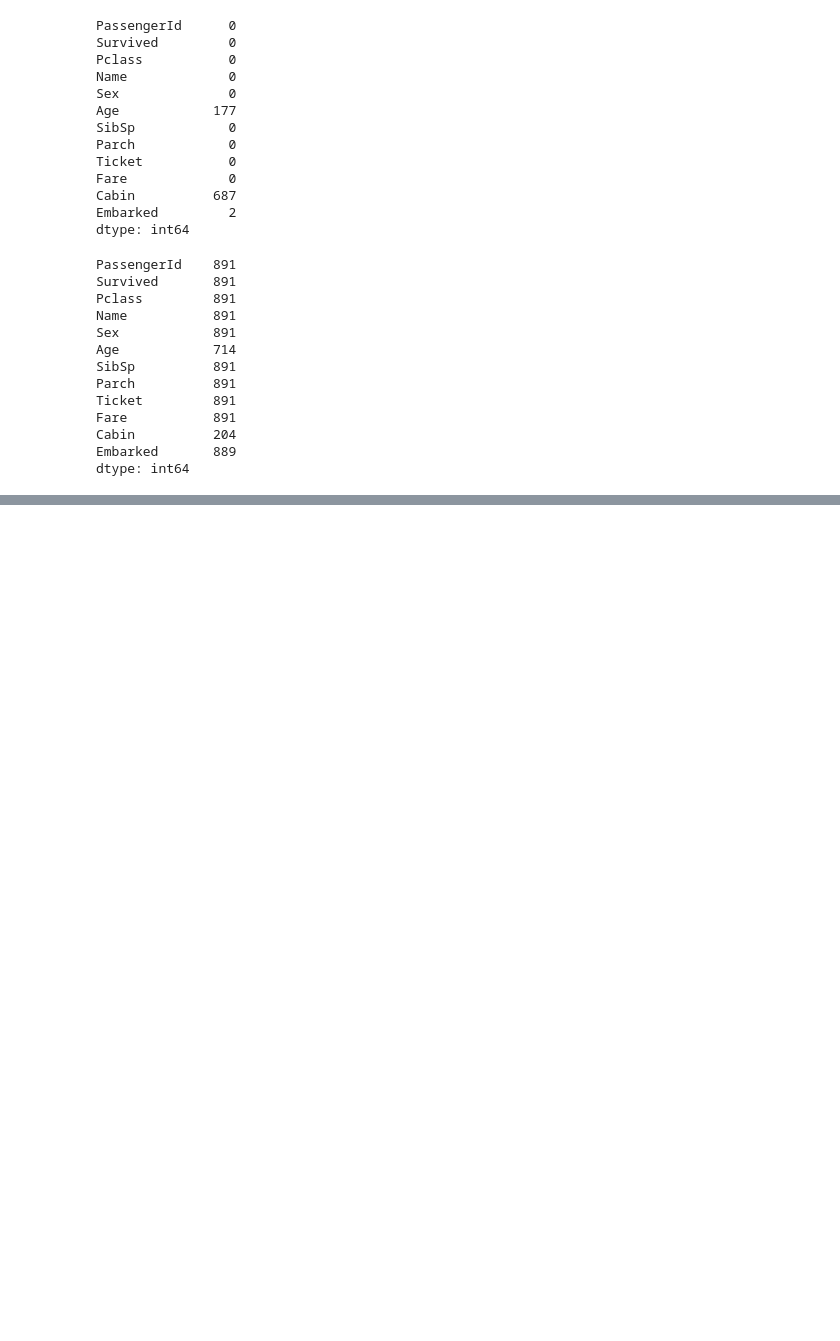
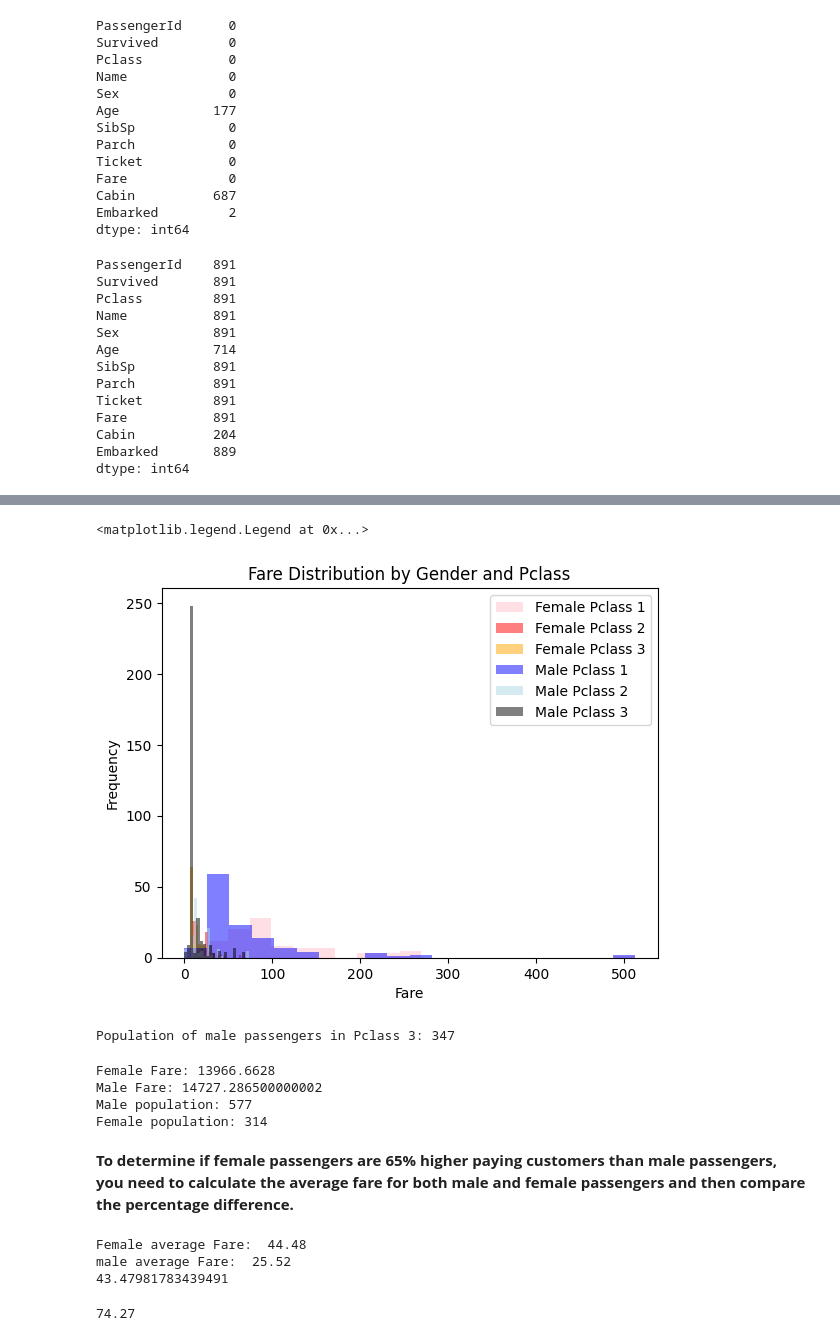
Before and after one commit to Namling9/Data-Science---Skill-Shikshya, a Jupyter notebook: Day19/Data_Exploration.ipynb, the cells around one changed output, grey strips where cells are left out. Saved outputs shown, nothing was run; the diff lists cells and outputs as text; code cells hidden in the pictures; blank space fills up the shorter version.

```diff
--- a/Day19/Data_Exploration.ipynb
+++ b/Day19/Data_Exploration.ipynb
@@ -117,0 +129,71 @@ dtype: int64
+# %%
+female = titanic_df[titanic_df['Sex'] == 'female']
+# %%
+male = titanic_df[titanic_df['Sex']== 'male']
+# %%
+# Plotting fare distribution for females by Pclass
+ax = female[female['Pclass'] == 1]['Fare'].plot(kind='hist', bins=20, alpha=0.5, label='Female Pclass 1', color='pink')
+female[female['Pclass'] == 2]['Fare'].plot(kind='hist', bins=20, alpha=0.5, label='Female Pclass 2', color='red', ax=ax)
+female[female['Pclass'] == 3]['Fare'].plot(kind='hist', bins=20, alpha=0.5, label='Female Pclass 3', color='orange', ax=ax)
+
+# Plotting fare distribution for males by Pclass
+male[male['Pclass'] == 1]['Fare'].plot(kind='hist', bins=20, alpha=0.5, label='Male Pclass 1', color='blue', ax=ax)
+male[male['Pclass'] == 2]['Fare'].plot(kind='hist', bins=20, alpha=0.5, label='Male Pclass 2', color='lightblue', ax=ax)
+male[male['Pclass'] == 3]['Fare'].plot(kind='hist', bins=20, alpha=0.5, label='Male Pclass 3', color='black', ax=ax)
+
+# Add title, labels, and legend
+ax.set_title('Fare Distribution by Gender and Pclass')
+ax.set_xlabel('Fare')
+ax.set_ylabel('Frequency')
+ax.legend()
+
+# Display the plot (automatically handled in most environments)
+# %% [output]
+<matplotlib.legend.Legend at 0x...>
+[figure, added]
+# %%
+# Filter for male passengers in Pclass 3
+male_class_3 = titanic_df[(titanic_df['Sex'] == 'male') & (titanic_df['Pclass'] == 3)]
+
+# Find the population (count) of male passengers in Pclass 3
+male_class_3_population = len(male_class_3)
+
+print(f"Population of male passengers in Pclass 3: {male_class_3_population}")
+# %% [output]
+Population of male passengers in Pclass 3: 347
+# %%
+print(f'Female Fare: {female['Fare'].sum()}')
+print(f'Male Fare: {male['Fare'].sum()}')
+
+print(f"Male population: {len(male)}")
+print(f"Female population: {len(female)}")
+# %% [output]
+Female Fare: 13966.6628
+Male Fare: 14727.286500000002
+Male population: 577
+Female population: 314
+# %% [markdown]
+**To determine if female passengers are 65% higher paying customers than male passengers,
+you need to calculate the average fare for both male and
+female passengers and then compare the percentage difference.**
+# %%
+Female_average_fare = female['Fare'].sum()/len(female)
+print("Female average Fare: ",round(Female_average_fare, 2)) # Female average fare is 44.48
+
+male_average_fare = male['Fare'].sum()/len(male)
+print("male average Fare: ",round(male_average_fare, 2)) # Male average fare is 25.52
+
+
+percentage_difference = (Female_average_fare-male_average_fare/male_average_fare)
+print(percentage_difference)
+# %% [output]
+Female average Fare:  44.48
+male average Fare:  25.52
+43.47981783439491
+# %%
+#Finding the percentage difference between the average fare for females and males.
+
+percentage_difference = ((Female_average_fare-male_average_fare)/male_average_fare)*100
+print(round(percentage_difference,2)) #
+# %% [output]
+74.27
```
Also changed, not shown: parts of 18 cells of this notebook, 26 other files.
